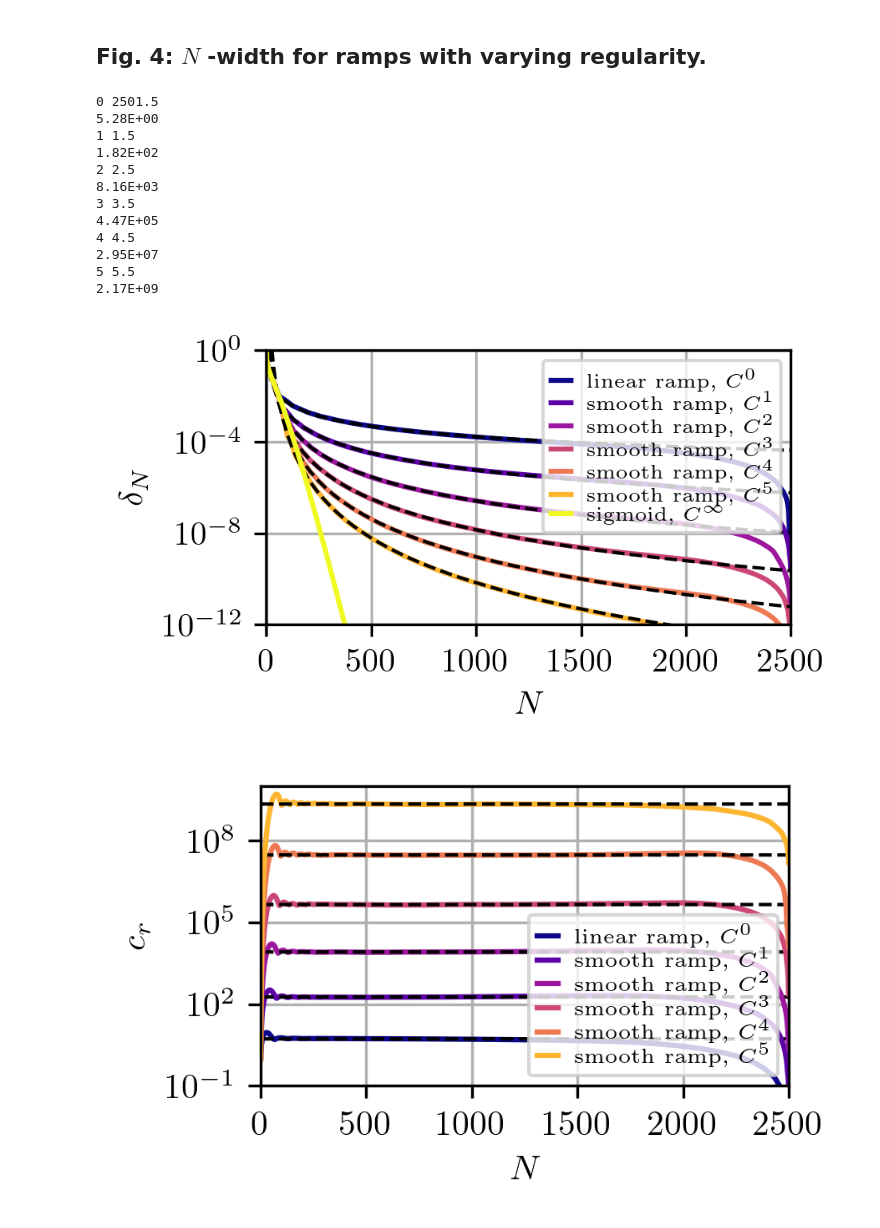
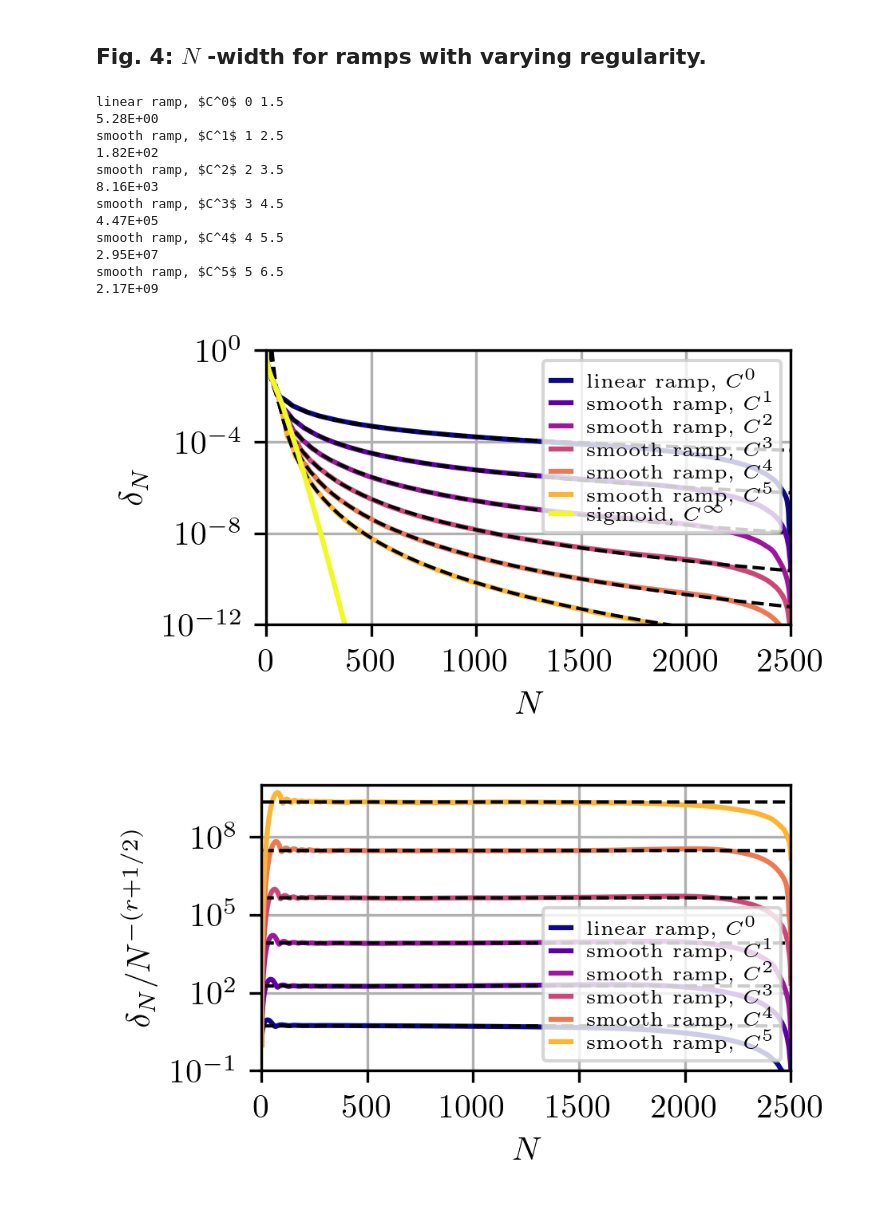
Before and after one commit to flabowski/n_widths_for_transport, a Jupyter notebook: 7.3 Smooth steep functions.ipynb, the cells around one changed output. Drawn from its saved outputs; the diff is of its cells as text; code cells hidden in the pictures.

```diff
--- a/7.3 Smooth steep functions.ipynb
+++ b/7.3 Smooth steep functions.ipynb
@@ -160,9 +160,9 @@ for j, u_k in enumerate(initc):
         ax.plot(N, delta_Ns2[j], ".", color="g", ms=2)
         ax.plot(N, d_Ns[j], ".", color="r", ms=2)
     if not u_k.name.startswith("sigmoid"):
-        print(j, (2*n+3)/2)
-        n = j
-        model = 1 * N**(-(2*n+3)/2)  #1/np.pi**(n+2)
+        k = j
+        print(u_k.name, j, (2*k+3)/2)
+        model = 1 * N**(-(2*k+3)/2)  #1/np.pi**(k+2)
         C = delta_Ns[j]/model
         C_estimated = np.mean(C[100: r//2])
 
@@ -172,38 +172,39 @@ for j, u_k in enumerate(initc):
         ax.plot(N, C_estimated*model, "k--", lw=1, ms=0)
         #ax.plot(N, model, "--", color=color, ms=0)
         print("{:.2E}".format(C_estimated))
 ax.set_yscale('log')
 ax.legend()
 ax.set_xlabel(r'$N$')
 ax.set_ylabel(r'$\delta_N$')
 ax.set_xlim([0, r])
 ax.set_ylim([1e-12, 1e0])
 
 ax2.legend(loc='lower right')
 ax2.set_yscale('log')
 ax2.set_xlim([0, r])
 ax2.set_ylim([1e-1, 1e10])
 ax2.set_xlabel(r'$N$')
 ax2.set_ylabel(r'$c_r$')
+ax2.set_ylabel(r'$\delta_{N} / N^{-(r+1 / 2)}$')
 
 ax.grid()
 ax2.grid()
 
 fig.savefig(pth+"d_N_C_k.pdf")
-fig2.savefig(pth+"C_C_k.pdf")
+fig2.savefig(pth+"C_C_k_v2.pdf")
 plt.show()
 # %% [output]
-0 2501.5
+linear ramp, $C^0$ 0 1.5
 5.28E+00
-1 1.5
+smooth ramp, $C^1$ 1 2.5
 1.82E+02
-2 2.5
+smooth ramp, $C^2$ 2 3.5
 8.16E+03
-3 3.5
+smooth ramp, $C^3$ 3 4.5
 4.47E+05
-4 4.5
+smooth ramp, $C^4$ 4 5.5
 2.95E+07
-5 5.5
+smooth ramp, $C^5$ 5 6.5
 2.17E+09
 [figure]
-[figure, old version]
+[figure, new version]
```
Also changed, not shown: parts of 2 cells of this notebook.
